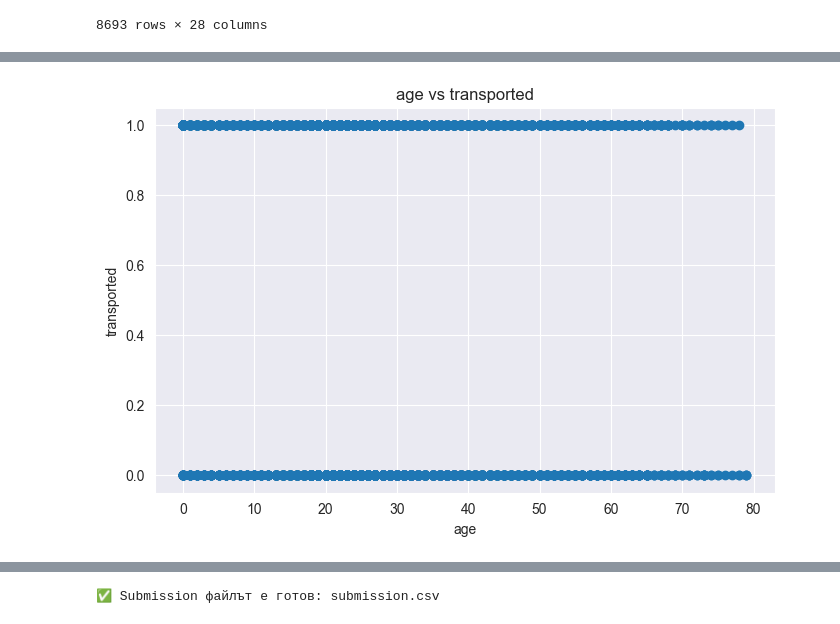
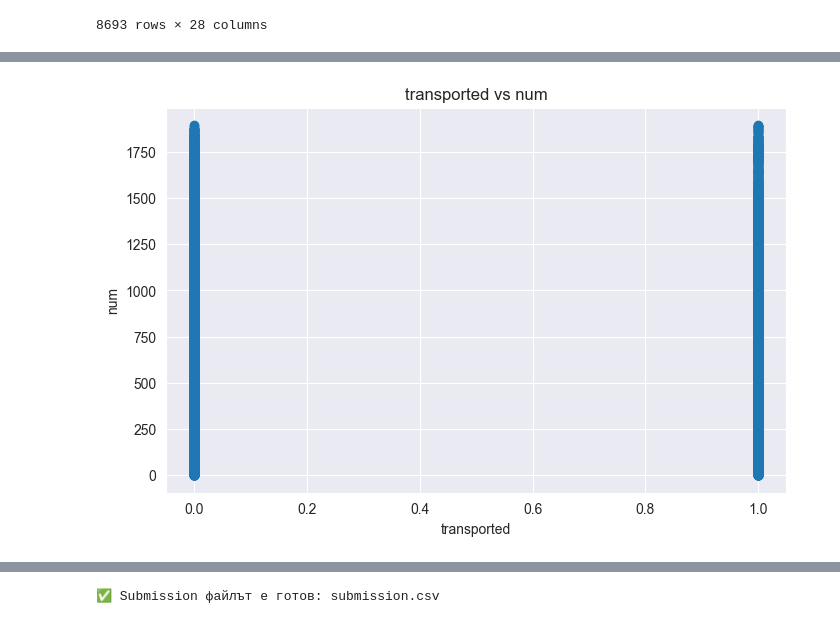
Before and after one commit to plamensve/SPACESHIP_TITANIC, a Jupyter notebook: notebooks/svm.ipynb, the cells around one changed output, grey strips where cells are left out. Drawn from its saved outputs; the diff is of its cells as text; code cells hidden in the pictures.

```diff
--- a/notebooks/svm.ipynb
+++ b/notebooks/svm.ipynb
@@ -54,0 +66,3 @@ AttributeError: 'str' object has no attribute 'transported'
+# %%
+data['had_room_service'] = (data['room_service'] > 0).astype(int) * 1000
+data
@@ -55,12 +83,12 @@ AttributeError: 'str' object has no attribute 'transported'
 # %%
 def data_scatter(f1, f2):
     plt.figure(figsize=(8, 5))
     plt.scatter(data[f1], data[f2])
     plt.xlabel(f1)
     plt.ylabel(f2)
     plt.title(f'{f1} vs {f2}')
     plt.show()
 
-data_scatter('age', 'transported')
+data_scatter('transported', 'num')
 # %% [output]
-[figure, old version]
+[figure, new version]
```
Also changed, not shown: parts of 16 cells of this notebook, 5 other files.
